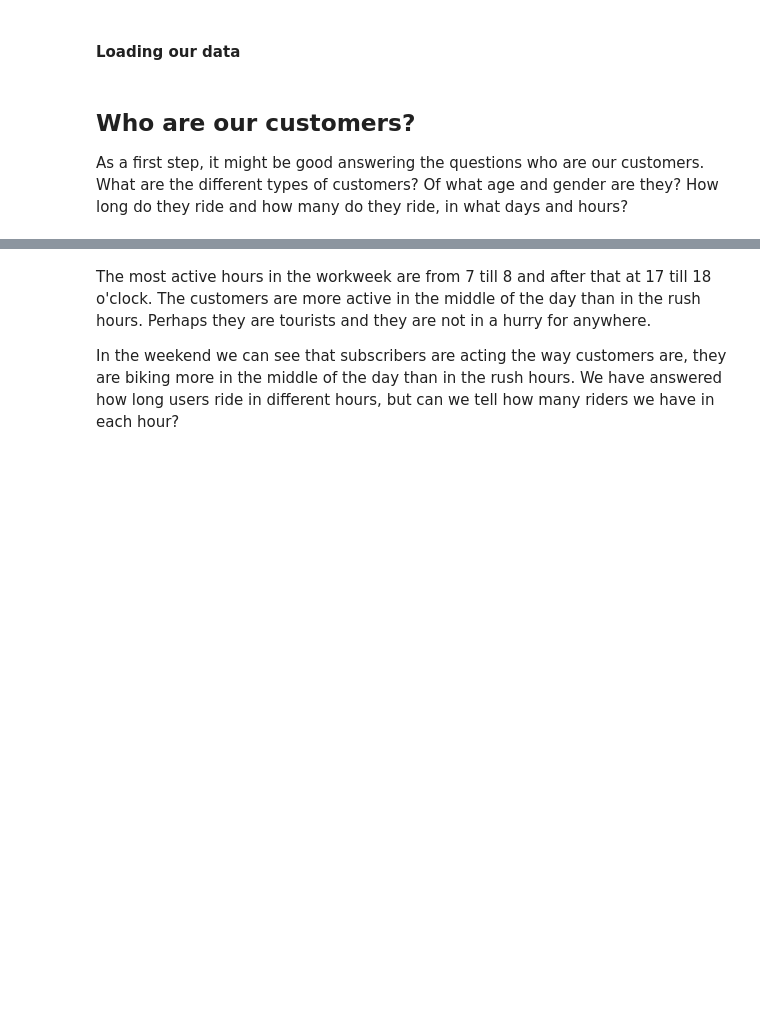
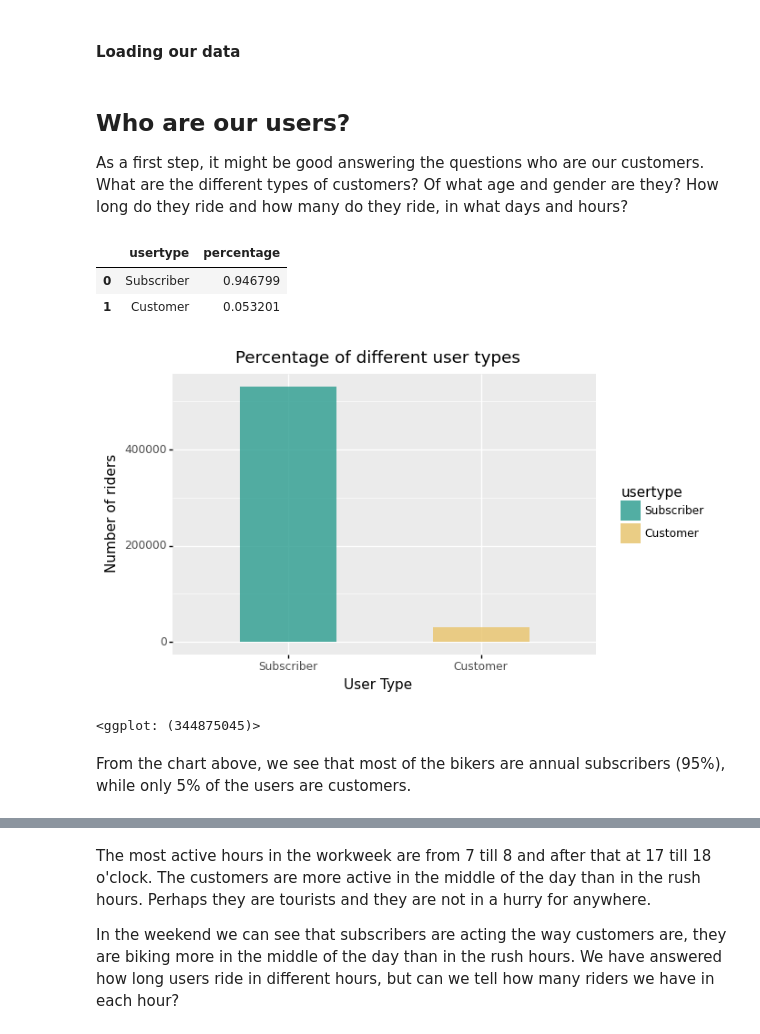
Before and after one commit to nshahpazov/nyc-bikership-analysis, a Jupyter notebook: src/02-exploratory-data-analysis.ipynb, the cells around one changed output, grey strips where cells are left out. Saved outputs shown, nothing was run; the diff lists cells and outputs as text; code cells hidden in the pictures; blank space fills up the shorter version.

```diff
--- a/src/02-exploratory-data-analysis.ipynb
+++ b/src/02-exploratory-data-analysis.ipynb
@@ -42,5 +44,36 @@ bikes_df['day_type'] = np.where(bikes_df['starttime'].dt.weekday < 5, 'Weekday',
 # %% [markdown]
-## **Who are our customers**?
+## **Who are our users**?
 
 As a first step, it might be good answering the questions who are our customers.  What are the different types of customers? Of what age and gender are they? How long do they ride and how many do they ride, in what days and hours?
+# %%
+(bikes_df['usertype'].value_counts(normalize=True)
+ .reset_index()
+ .rename(columns={'index': 'usertype', 'usertype': 'percentage'}))
+# %% [output]
+|  | usertype | percentage |
+| 0 | Subscriber | 0.946799 |
+| 1 | Customer | 0.053201 |
+# %%
+
+ggplot_options.figure_size = (6, 4)
+
+usertype_list = bikes_df['usertype'].value_counts().index.tolist()
+usertype_cat = pd.Categorical(bikes_df['usertype'], categories=usertype_list)
+
+bikes_df = bikes_df.assign(usertype = usertype_cat)
+
+
+(ggplot(bikes_df) +
+    aes(x='usertype', fill='usertype') +
+    geom_bar(stat='count', alpha=0.8, width=0.5) +
+    xlab("User Type") +
+    ylab("Number of riders") +
+    ggtitle("Percentage of different user types") +
+    scale_fill_manual(values=["#2a9d8f", "#e9c46a"])
+)
+# %% [output]
+[figure, added]
+<ggplot: (344875045)>
+# %% [markdown]
+From the chart above, we see that most of the bikers are annual subscribers (95%), while only 5% of the users are customers.
 # %%
```
Also changed, not shown: parts of 13 cells of this notebook, 10 other files.
